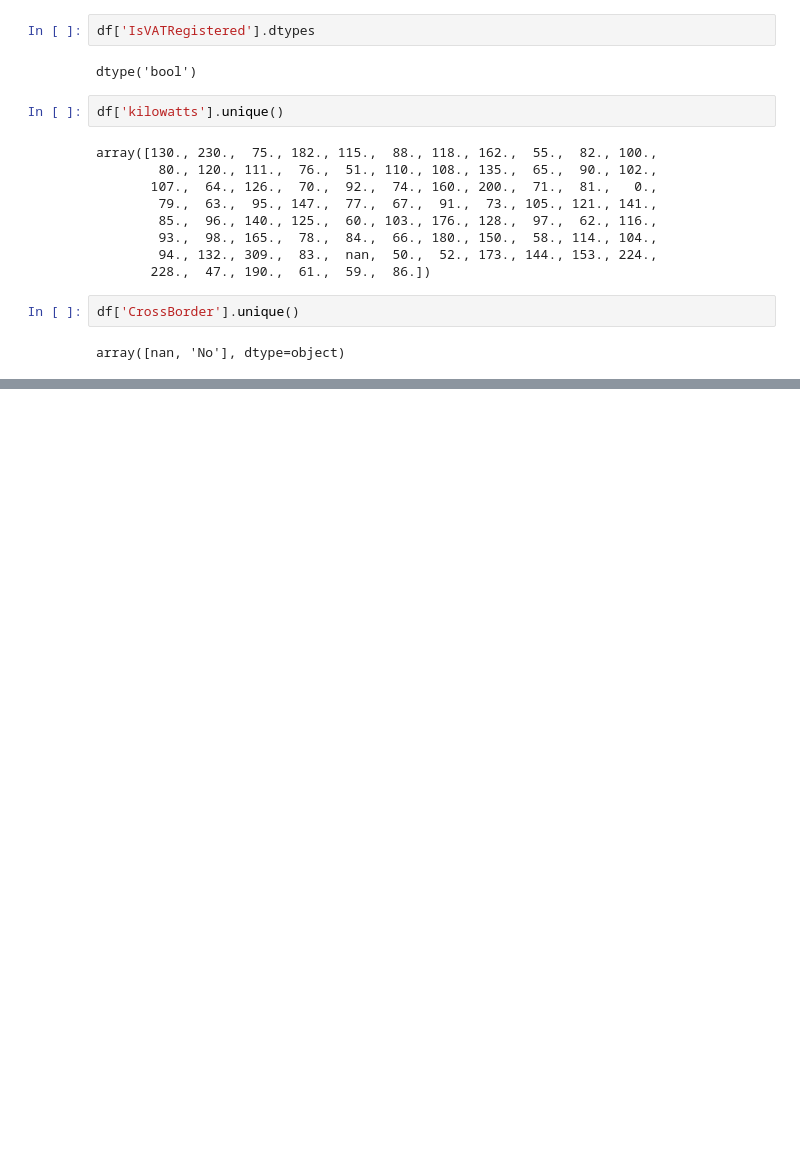
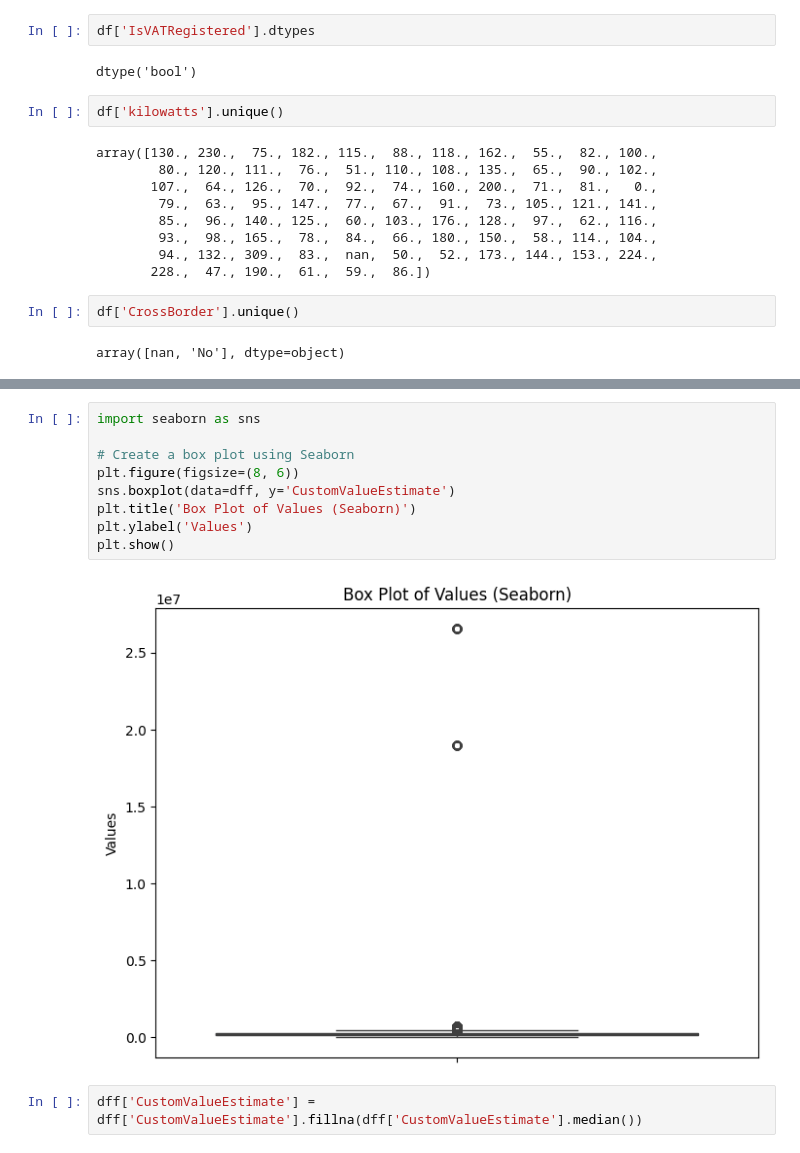
Before and after one commit to yosef-zewdu/Car-Insurance-Risk-Analysis, a Jupyter notebook: notebooks/eda.ipynb, the cells around one changed output, grey strips where cells are left out. Cells and saved outputs as stored; diff of their text form; blank space fills up the shorter version.

```diff
--- a/notebooks/eda.ipynb
+++ b/notebooks/eda.ipynb
@@ -210,0 +397,13 @@ array([nan, 'No'], dtype=object)
+# %%
+import seaborn as sns
+
+# Create a box plot using Seaborn
+plt.figure(figsize=(8, 6))
+sns.boxplot(data=dff, y='CustomValueEstimate')
+plt.title('Box Plot of Values (Seaborn)')
+plt.ylabel('Values')
+plt.show()
+# %% [output]
+[figure, added]
+# %%
+dff['CustomValueEstimate'] = dff['CustomValueEstimate'].fillna(dff['CustomValueEstimate'].median())
```
Also changed, not shown: parts of 14 cells of this notebook, 1 other file.
